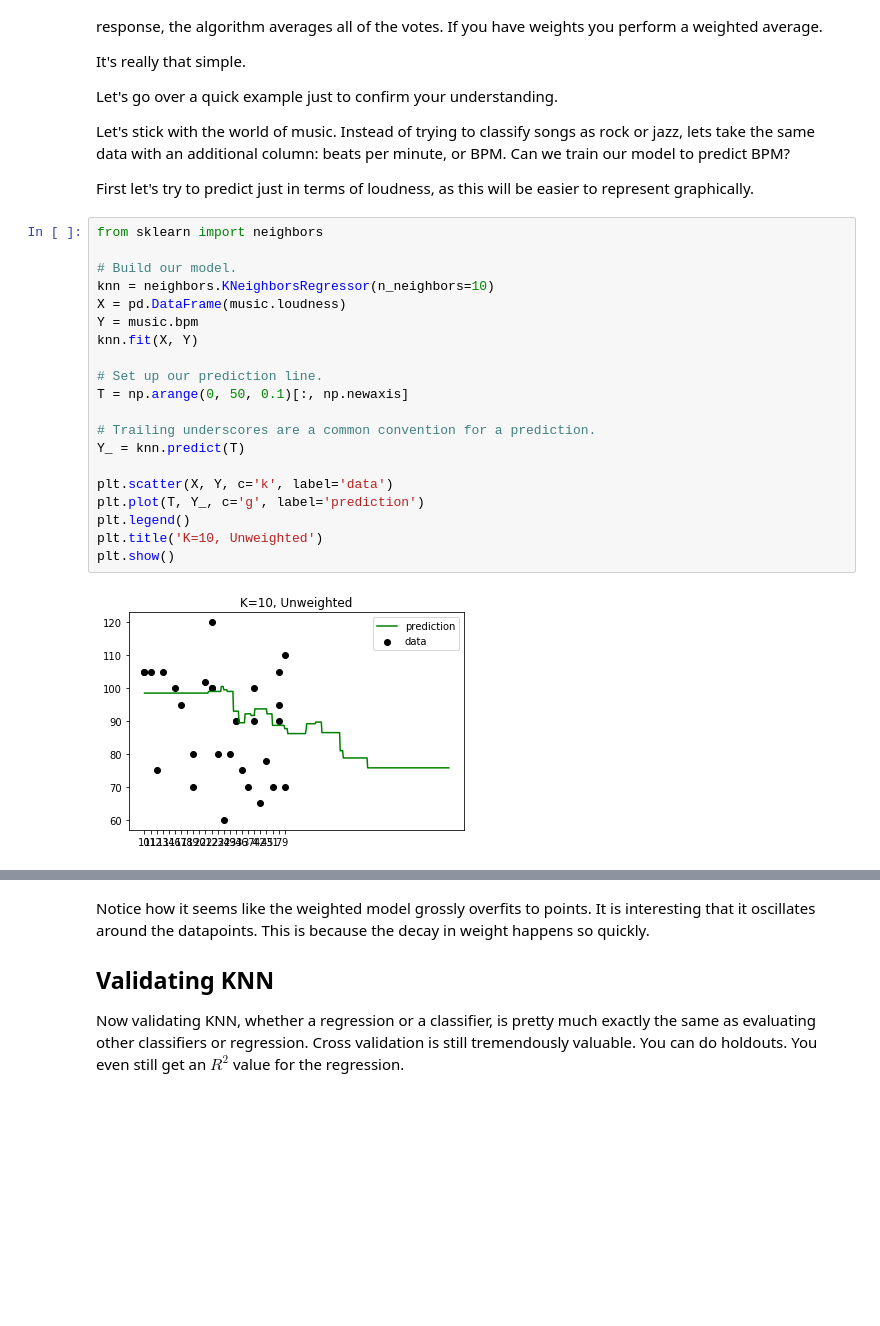
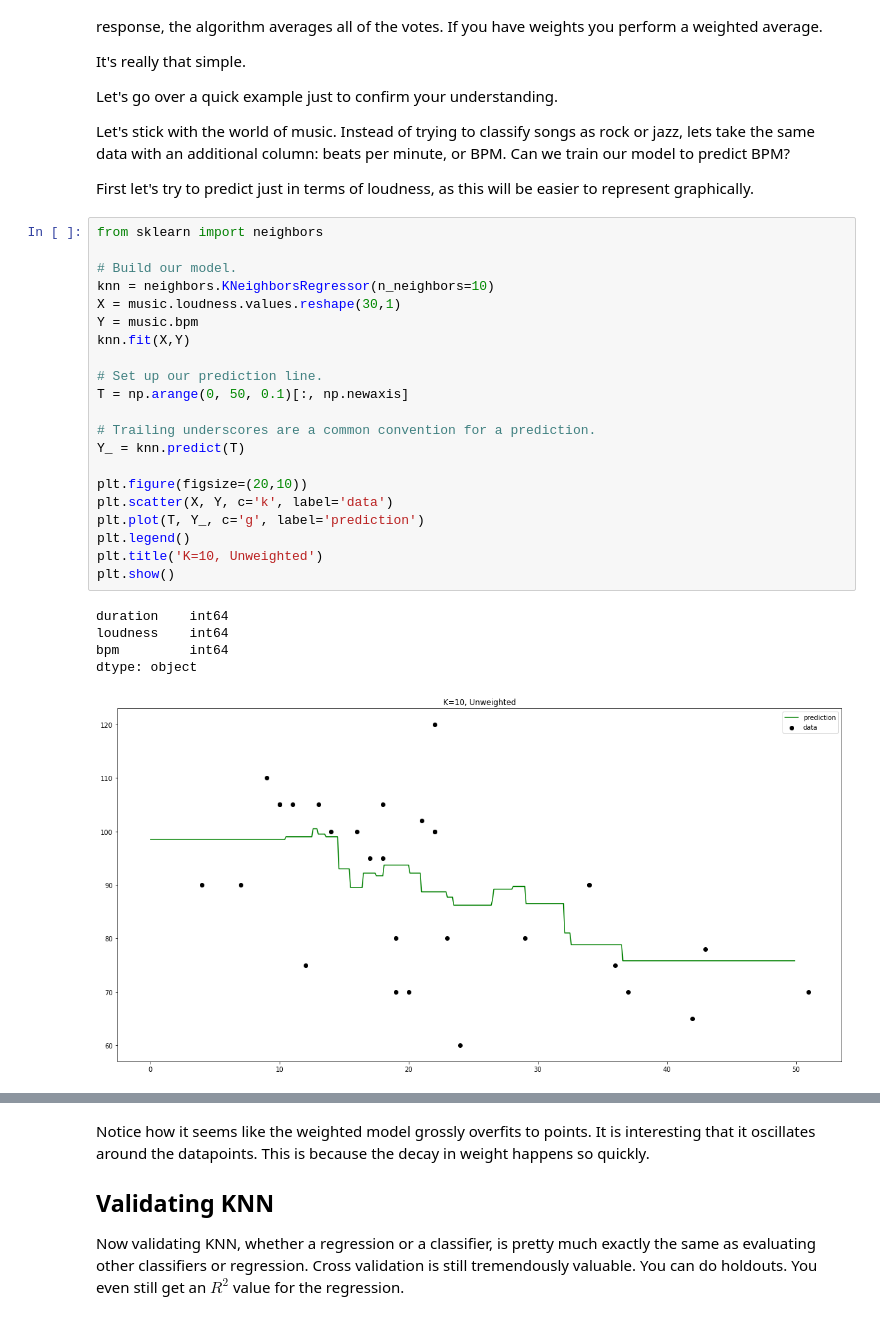
Before and after one commit to str007/Thinkful, a Jupyter notebook: KNN_Regression.ipynb, the cells around one changed output, grey strips where cells are left out. Cells and saved outputs as stored; diff of their text form; blank space fills up the shorter version.

```diff
--- a/KNN_Regression.ipynb
+++ b/KNN_Regression.ipynb
@@ -34,25 +34,30 @@ First let's try to predict just in terms of loudness, as this will be easier to
 # %%
 from sklearn import neighbors
 
 # Build our model.
 knn = neighbors.KNeighborsRegressor(n_neighbors=10)
-X = pd.DataFrame(music.loudness)
+X = music.loudness.values.reshape(30,1)
 Y = music.bpm
-knn.fit(X, Y)
+knn.fit(X,Y)
 
 # Set up our prediction line.
 T = np.arange(0, 50, 0.1)[:, np.newaxis]
 
 # Trailing underscores are a common convention for a prediction.
 Y_ = knn.predict(T)
 
+plt.figure(figsize=(20,10))
 plt.scatter(X, Y, c='k', label='data')
 plt.plot(T, Y_, c='g', label='prediction')
 plt.legend()
 plt.title('K=10, Unweighted')
 plt.show()
 # %% [output]
+duration    int64
+loudness    int64
+bpm         int64
+dtype: object
-[figure, old version]
+[figure, new version]
 # %%
 # Run the same model, this time with weights.
 knn_w = neighbors.KNeighborsRegressor(n_neighbors=10, weights='distance')
```
Also changed, not shown: parts of 3 cells of this notebook.
